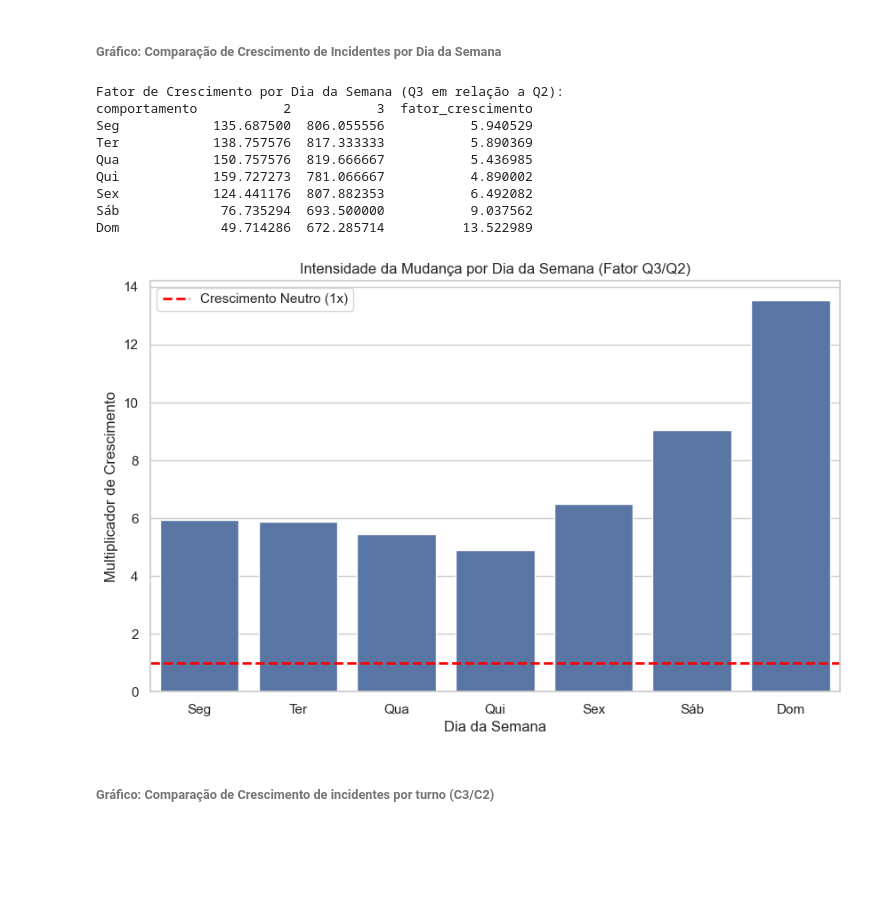
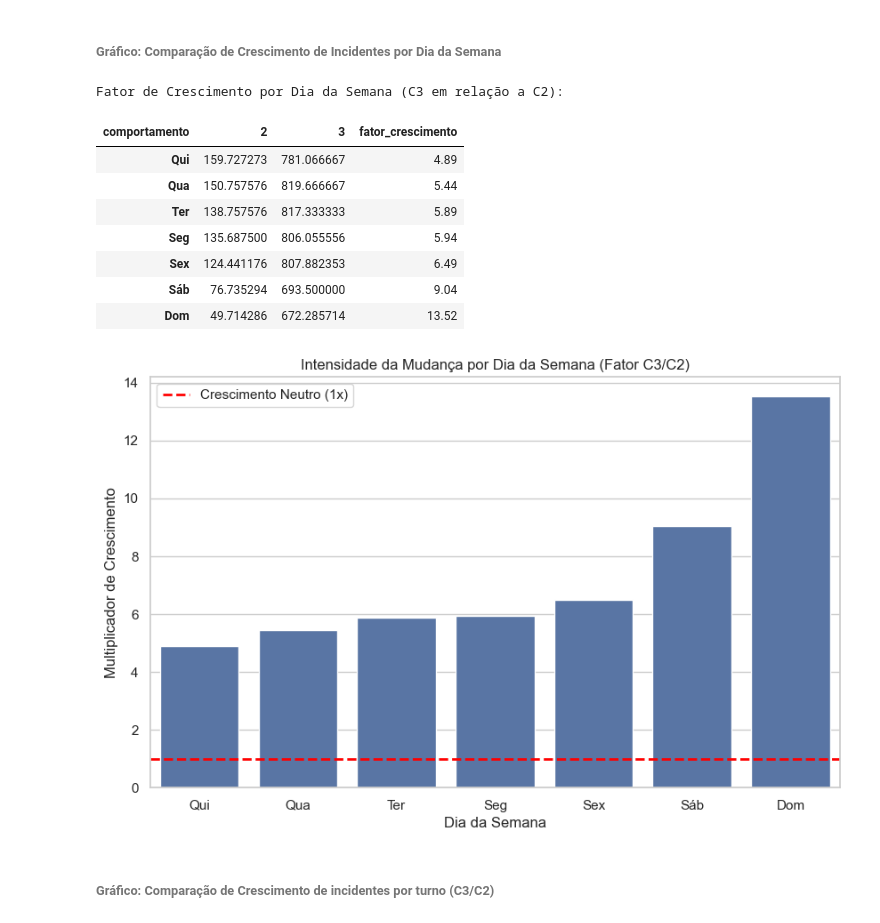
Before and after one commit to jffdevbr/challenge_locaweb, a Jupyter notebook: notebooks/data_exploration_target_behavior.ipynb, the cells around one changed output. Saved outputs shown, nothing was run; the diff lists cells and outputs as text; code cells hidden in the pictures; blank space fills up the shorter version.

```diff
--- a/notebooks/data_exploration_target_behavior.ipynb
+++ b/notebooks/data_exploration_target_behavior.ipynb
@@ -890,43 +898,35 @@ fnds_feriado    63.974359  666.611111          10.419973
 # %%
 # Comparando dias da semana (removendo feriados)
 df_uteis = df_diario[(df_diario['comportamento'].isin([2, 3])) & (df_diario['feriado'] == 0)].copy()
-
 df_taxa_uteis = df_uteis.groupby(['comportamento', 'dia_semana'])['total_incidentes'].mean().reset_index()
-
 df_pivot_uteis = df_taxa_uteis.pivot(index='dia_semana', columns='comportamento', values='total_incidentes')
-
-df_pivot_uteis['fator_crescimento'] = df_pivot_uteis[3] / df_pivot_uteis[2]
-
+df_pivot_uteis['fator_crescimento'] = round((df_pivot_uteis[3] / df_pivot_uteis[2]), 2)
 df_pivot_uteis.index = ['Seg', 'Ter', 'Qua', 'Qui', 'Sex', 'Sáb', 'Dom']
-print("Fator de Crescimento por Dia da Semana (Q3 em relação a Q2):")
-print(df_pivot_uteis)
+df_pivot_uteis = df_pivot_uteis.sort_values("fator_crescimento", ascending=True)
+print("Fator de Crescimento por Dia da Semana (C3 em relação a C2):")
+display(df_pivot_uteis)
 
 plt.figure(figsize=(10, 6))
-
-# Plotando as barras
 sns.barplot(
     x=df_pivot_uteis.index,
     y=df_pivot_uteis['fator_crescimento']
 )
-
-# Adicionando uma linha horizontal no 1.0 (que representa estabilidade)
 plt.axhline(1, color='red', linestyle='--', linewidth=2, label='Crescimento Neutro (1x)')
-
-plt.title("Intensidade da Mudança por Dia da Semana (Fator Q3/Q2)")
+plt.title("Intensidade da Mudança por Dia da Semana (Fator C3/C2)")
 plt.ylabel("Multiplicador de Crescimento")
 plt.xlabel("Dia da Semana")
 plt.legend()
 plt.show()
 # %% [output]
-Fator de Crescimento por Dia da Semana (Q3 em relação a Q2):
-comportamento           2           3  fator_crescimento
-Seg            135.687500  806.055556           5.940529
-Ter            138.757576  817.333333           5.890369
-Qua            150.757576  819.666667           5.436985
-Qui            159.727273  781.066667           4.890002
-Sex            124.441176  807.882353           6.492082
-Sáb             76.735294  693.500000           9.037562
-Dom             49.714286  672.285714          13.522989
+Fator de Crescimento por Dia da Semana (C3 em relação a C2):
+| comportamento | 2 | 3 | fator_crescimento |
+| Qui | 159.727273 | 781.066667 | 4.89 |
+| Qua | 150.757576 | 819.666667 | 5.44 |
+| Ter | 138.757576 | 817.333333 | 5.89 |
+| Seg | 135.687500 | 806.055556 | 5.94 |
+| Sex | 124.441176 | 807.882353 | 6.49 |
+| Sáb | 76.735294 | 693.500000 | 9.04 |
+| Dom | 49.714286 | 672.285714 | 13.52 |
-[figure, old version]
+[figure, new version]
 # %% [markdown]
 ###### Gráfico: Comparação de Crescimento de incidentes por turno (C3/C2)
```
Also changed, not shown: parts of 71 cells of this notebook.
